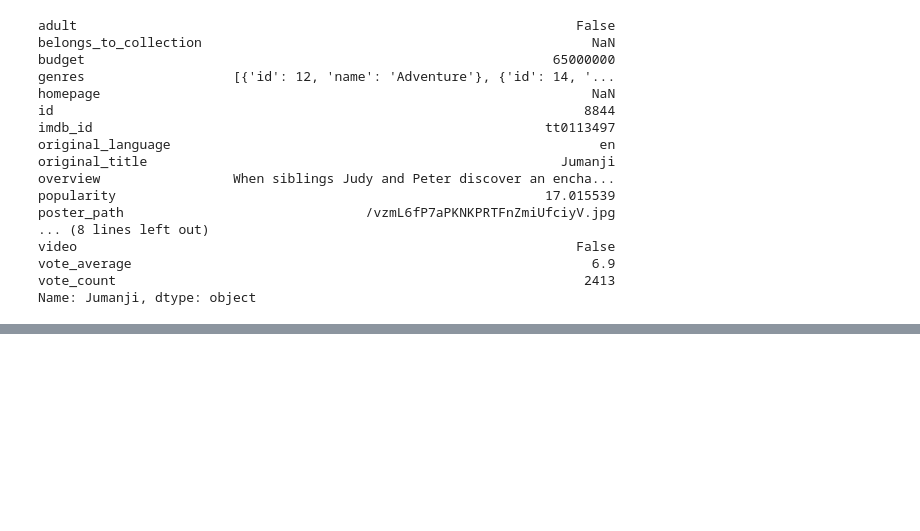
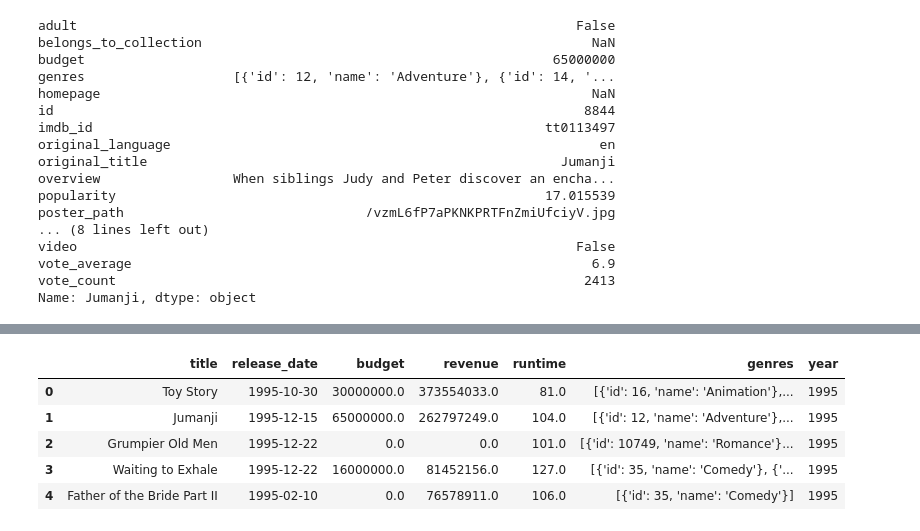
Before and after one commit to RicardoPaganini/RecoSys, a Jupyter notebook: RecoSys.ipynb, the cells around one changed output, grey strips where cells are left out. Saved outputs shown, nothing was run; the diff lists cells and outputs as text; code cells hidden in the pictures; blank space fills up the shorter version.

Commit message:
Explorando o Dataset

```diff
--- a/RecoSys.ipynb
+++ b/RecoSys.ipynb
@@ -84,0 +116,2 @@ df = df.reset_index()
+# %%
+df_movies_smaller_features.budget = df_movies_smaller_features.budget.astype('float64')
@@ -84,0 +120,28 @@ df = df.reset_index()
+# %%
+# O erro acima: ValueError: could not convert string to float: '/ff9qCepilowshEtG2GYWwzt2bs4.jpg' indica que durante
+# a conversão do tipo da coluna budget, foi encontrado um registro que não pode ser convertido para o tipo float64.
+
+# Atenção: Quando o Pandas não insere automaticamente o tipo correto da coluna, pode ser que esta coluna possua
+# algum registro inválido ao tipo que ela deveria pertencer e por isso o Pandas automaticamente deixa a coluna como
+# sendo do tipo object.
+
+# Vamos resolver o erro utilizando o método apply(). Esse método permitirá aplicar uma função para cada registro na
+# coluna para o valor de retorno da função. Caso não seja possível, será atribuído o valor NaN para o registro.
+
+# Função para converter manualmente o valor dos registros do Dataset da coluna budget para float64.
+
+def to_float(x):
+    try:
+        x = float(x)
+    except:
+        x = np.nan
+    return x
+
+# Aplicando a função acima para todos os registros da coluna budget
+df_movies_smaller_features.budget = df_movies_smaller_features.budget.apply(to_float)
+
+# Tentando converter agora utilizando o Pandas astype()
+df_movies_smaller_features.budget = df_movies_smaller_features.budget.astype('float')
+
+# Visualizando as informações novamente
+df_movies_smaller_features.info()
@@ -84,0 +162,10 @@ df = df.reset_index()
+# %%
+# Criando uma nova coluna/feature chamada year que representará o ano de lançamento do filme.
+
+# Usando a funcionalidade datetime do Pandas:
+# Convertendo a coluna release_time para o tipo datetime
+df_movies_smaller_features.release_date = pd.to_datetime(df_movies_smaller_features.release_date, errors='coerce')
+
+# Extraindo a característica datetime year, da coluna release_time.
+df_movies_smaller_features['year'] = df_movies_smaller_features.release_date.apply(lambda x : str(x).split('-')[0]
+                                                                                   if x != np.nan else np.nan)
@@ -84,0 +178,9 @@ df = df.reset_index()
+# %%
+df_movies_smaller_features.head()
+# %% [output]
+|  | title | release_date | budget | revenue | runtime | genres | year |
+| 0 | Toy Story | 1995-10-30 | 30000000.0 | 373554033.0 | 81.0 | [{'id': 16, 'name': 'Animation'},... | 1995 |
+| 1 | Jumanji | 1995-12-15 | 65000000.0 | 262797249.0 | 104.0 | [{'id': 12, 'name': 'Adventure'},... | 1995 |
+| 2 | Grumpier Old Men | 1995-12-22 | 0.0 | 0.0 | 101.0 | [{'id': 10749, 'name': 'Romance'}... | 1995 |
+| 3 | Waiting to Exhale | 1995-12-22 | 16000000.0 | 81452156.0 | 127.0 | [{'id': 35, 'name': 'Comedy'}, {'... | 1995 |
+| 4 | Father of the Bride Part II | 1995-02-10 | 0.0 | 76578911.0 | 106.0 | [{'id': 35, 'name': 'Comedy'}] | 1995 |
```
Also changed, not shown: parts of 11 cells of this notebook.
